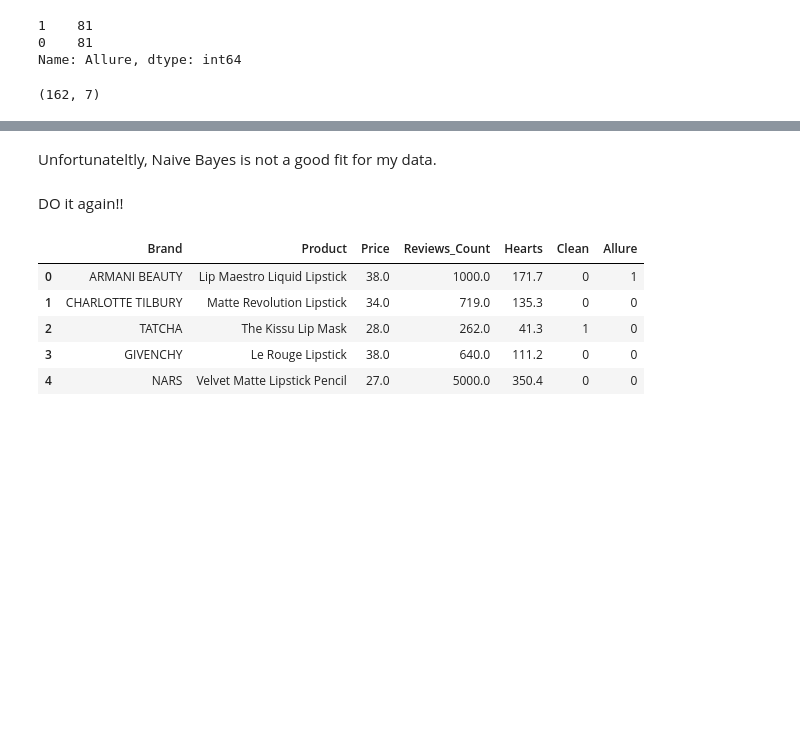
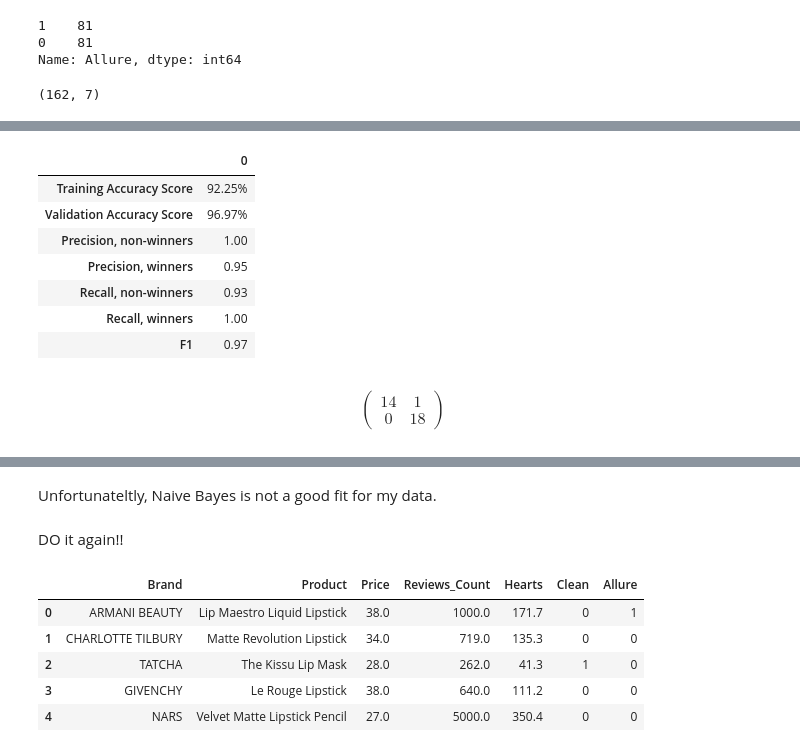
Before and after one commit to agorina91/Sephora_Classification, a Jupyter notebook: Jupyter_Notebooks/Shuffling_modeling_Sephora.ipynb, the cells around one changed output, grey strips where cells are left out. Drawn from its saved outputs; the diff is of its cells as text; code cells hidden in the pictures; blank space fills up the shorter version.

```diff
--- a/Jupyter_Notebooks/Shuffling_modeling_Sephora.ipynb
+++ b/Jupyter_Notebooks/Shuffling_modeling_Sephora.ipynb
@@ -183,3 +184,27 @@ print(metrics.confusion_matrix(ysh_test, test_preds_))
+# %%
+dii = {'Training Accuracy Score': '92.25%',
+      'Validation Accuracy Score': '96.97%',
+      'Precision, non-winners': '1.00',
+      'Precision, winners': '0.95',
+      'Recall, non-winners': '0.93',
+      'Recall, winners': '1.00',
+      'F1': '0.97',}
+diif = pd.DataFrame.from_dict(dii, orient='index')
+diif
+# %% [output]
+|  | 0 |
+| Training Accuracy Score | 92.25% |
+| Validation Accuracy Score | 96.97% |
+| Precision, non-winners | 1.00 |
+| Precision, winners | 0.95 |
+| Recall, non-winners | 0.93 |
+| Recall, winners | 1.00 |
+| F1 | 0.97 |
+# %% [markdown]
+\begin{pmatrix}
+14 & 1\\
+0 & 18
+\end{pmatrix}
 # %%
 gnb = GaussianNB()
 ysh_pred = gnb.fit(Xsh_train, ysh_train).predict(Xsh_test)
```
Also changed, not shown: parts of 20 cells of this notebook, 2 other files.
